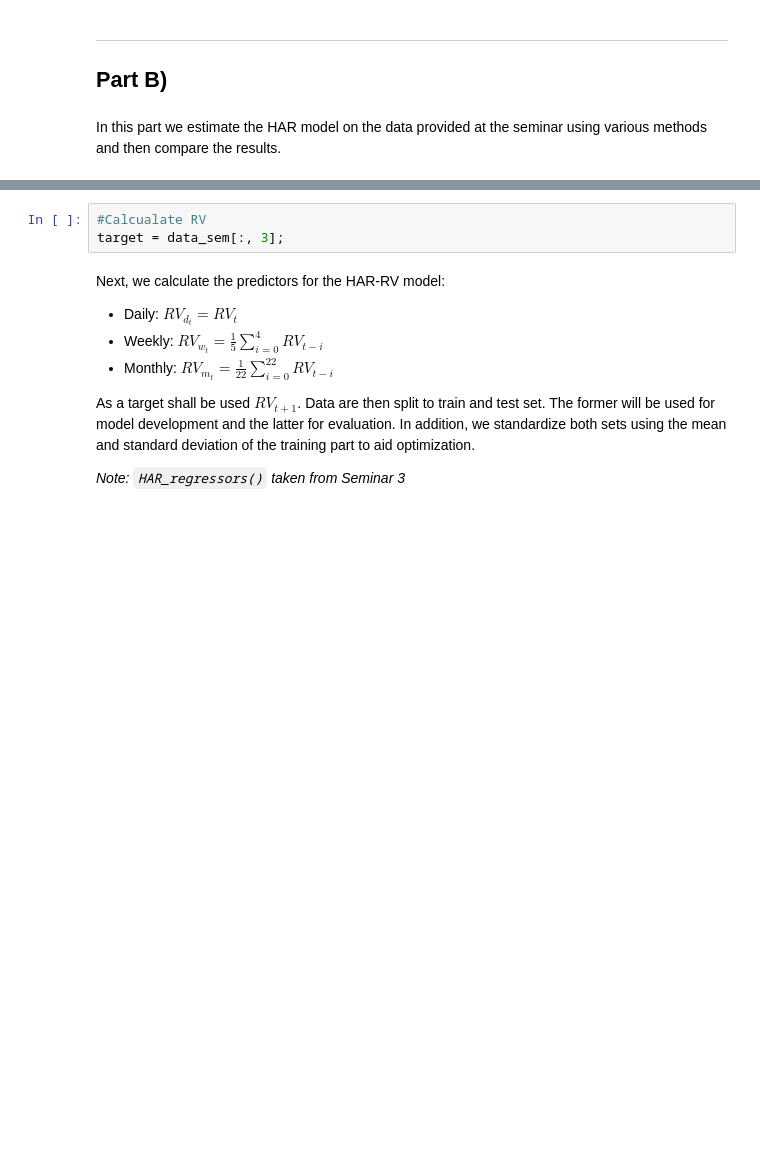
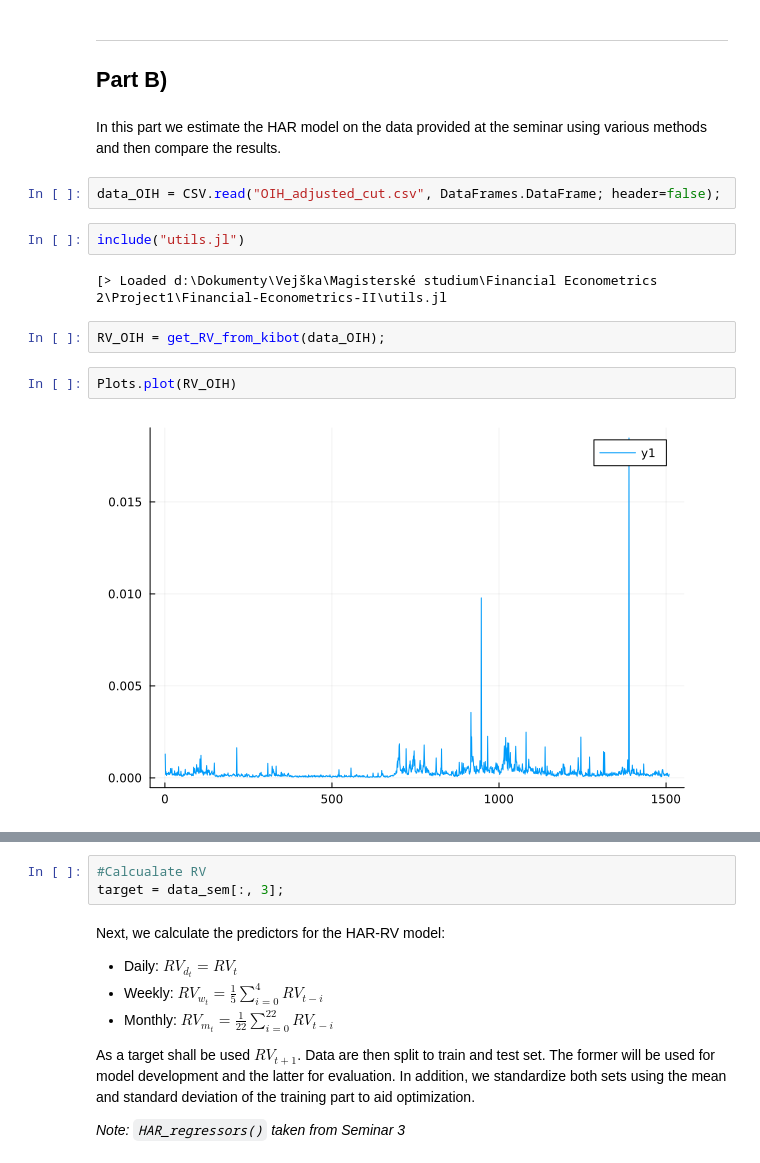
Before and after one commit to Matyas-Mattanelli/Financial-Econometrics-II, a Jupyter notebook: Project 1.ipynb, the cells around one changed output, grey strips where cells are left out. Saved outputs shown, nothing was run; the diff lists cells and outputs as text; blank space fills up the shorter version.

```diff
--- a/Project 1.ipynb
+++ b/Project 1.ipynb
@@ -350,5 +350,17 @@ Even though the differences are very small, it appears that the fitted volatilit
 ## Part B)
 # %% [markdown]
 In this part we estimate the HAR model on the data provided at the seminar using various methods and then compare the results.
+# %%
+data_OIH = CSV.read("OIH_adjusted_cut.csv", DataFrames.DataFrame; header=false);
+# %%
+include("utils.jl")
+# %% [output]
+[> Loaded d:\Dokumenty\Vejška\Magisterské studium\Financial Econometrics 2\Project1\Financial-Econometrics-II\utils.jl
+# %%
+RV_OIH = get_RV_from_kibot(data_OIH);
+# %%
+Plots.plot(RV_OIH)
+# %% [output]
+[figure, added]
 # %%
 #Load data from the seminar
```
Also changed, not shown: parts of 3 cells of this notebook, 4 other files.
